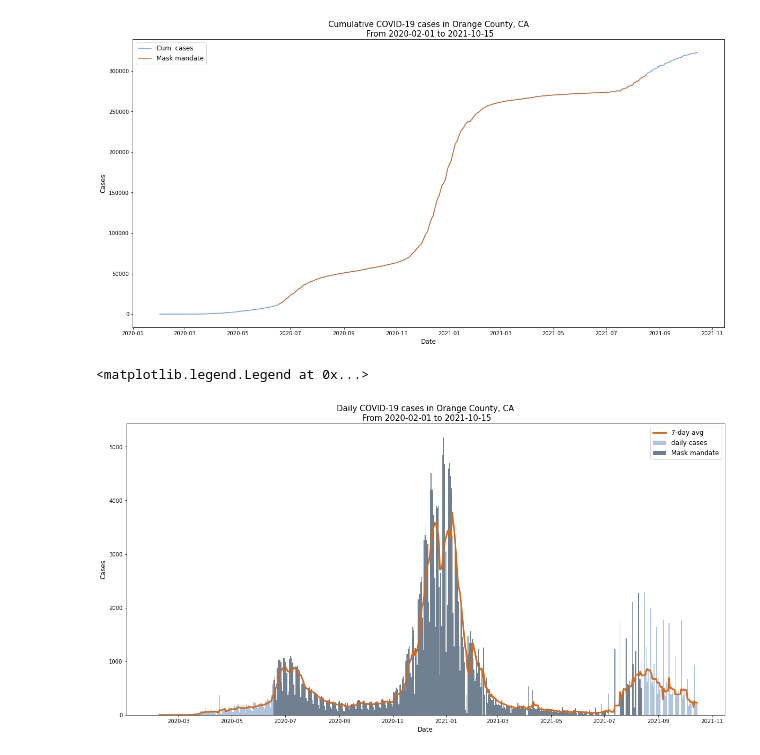
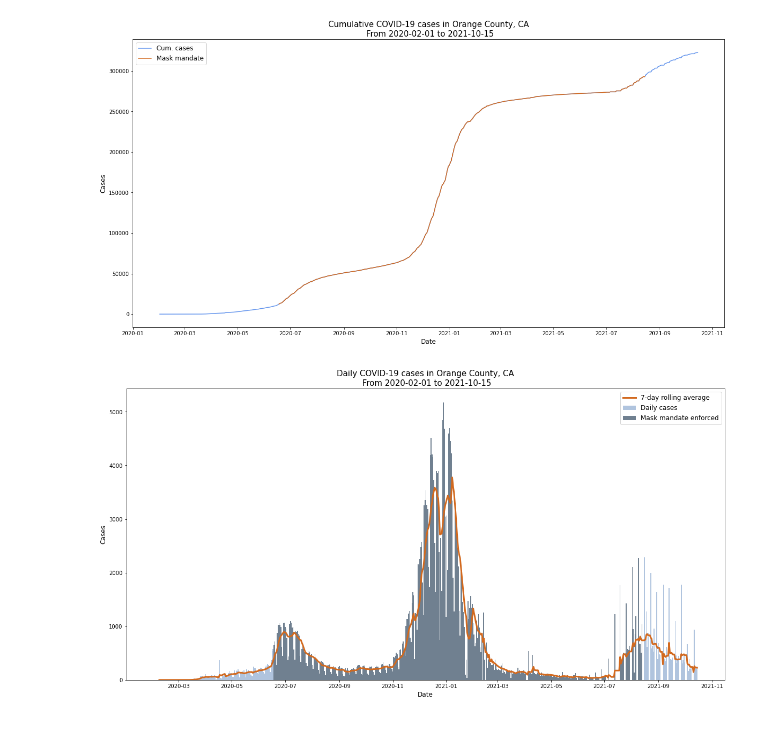
Before and after one commit to anushnap/data512-project, a Jupyter notebook: A4 - Common Analysis/Orange County Analysis.ipynb, the cells around one changed output. Cells and saved outputs as stored; diff of their text form; code cells hidden in the pictures.

```diff
--- a/A4 - Common Analysis/Orange County Analysis.ipynb
+++ b/A4 - Common Analysis/Orange County Analysis.ipynb
@@ -145,16 +145,15 @@ plt.legend(fontsize = 12)
 [figure]
 # %%
 fig = plt.figure(figsize = (20, 10))
-plt.bar(orange_df['date'], orange_df['daily_cases'], label = 'daily cases', color = 'lightsteelblue', width = 1)
-plt.bar(orange_df.loc[orange_df['public_masks'], 'date'], orange_df.loc[orange_df['public_masks'], 'daily_cases'], label = 'Mask mandate', color = 'slategrey', width = 1)
-plt.plot(orange_df['date'], orange_df['rolling_avg_cases'], label = '7-day avg', color = 'chocolate', linewidth = 3)
+plt.bar(orange_df['date'], orange_df['daily_cases'], label = 'Daily cases', color = 'lightsteelblue', width = 1)
+plt.bar(orange_df.loc[orange_df['public_masks'], 'date'], orange_df.loc[orange_df['public_masks'], 'daily_cases'], label = 'Mask mandate enforced', color = 'slategrey', width = 1)
+plt.plot(orange_df['date'], orange_df['rolling_avg_cases'], label = '7-day rolling average', color = 'chocolate', linewidth = 3)
 plt.xlabel('Date', fontsize = 12)
 plt.ylabel('Cases', fontsize = 12)
 plt.title('Daily COVID-19 cases in Orange County, CA\n From 2020-02-01 to 2021-10-15', fontsize = 15)
 plt.legend(fontsize = 12)
 
 # Save figure into the results folder
-plt.savefig('../results/wikipedia_page_vists_2008-2021')
+plt.savefig('../results/orange-county_CA_daily-cases.jpg')
 # %% [output]
-<matplotlib.legend.Legend at 0x...>
-[figure, old version]
+[figure, new version]
```
Also changed, not shown: parts of 1 cell of this notebook, 1 other file.
